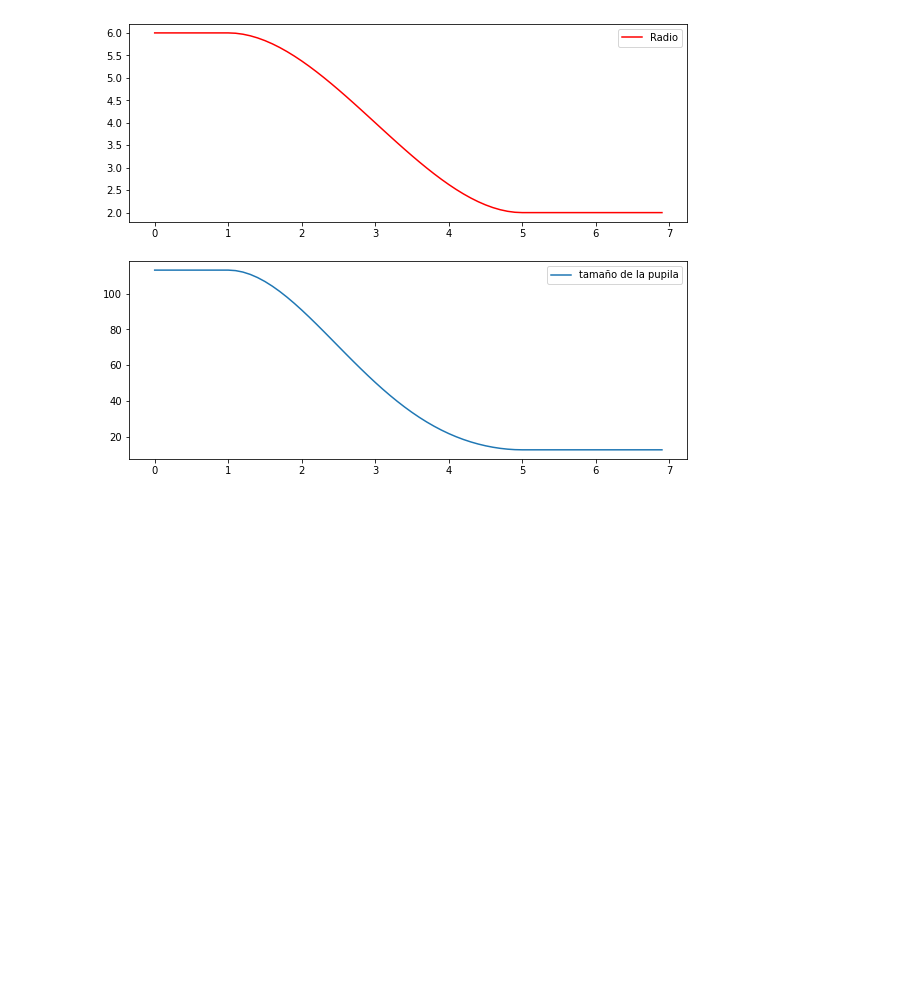
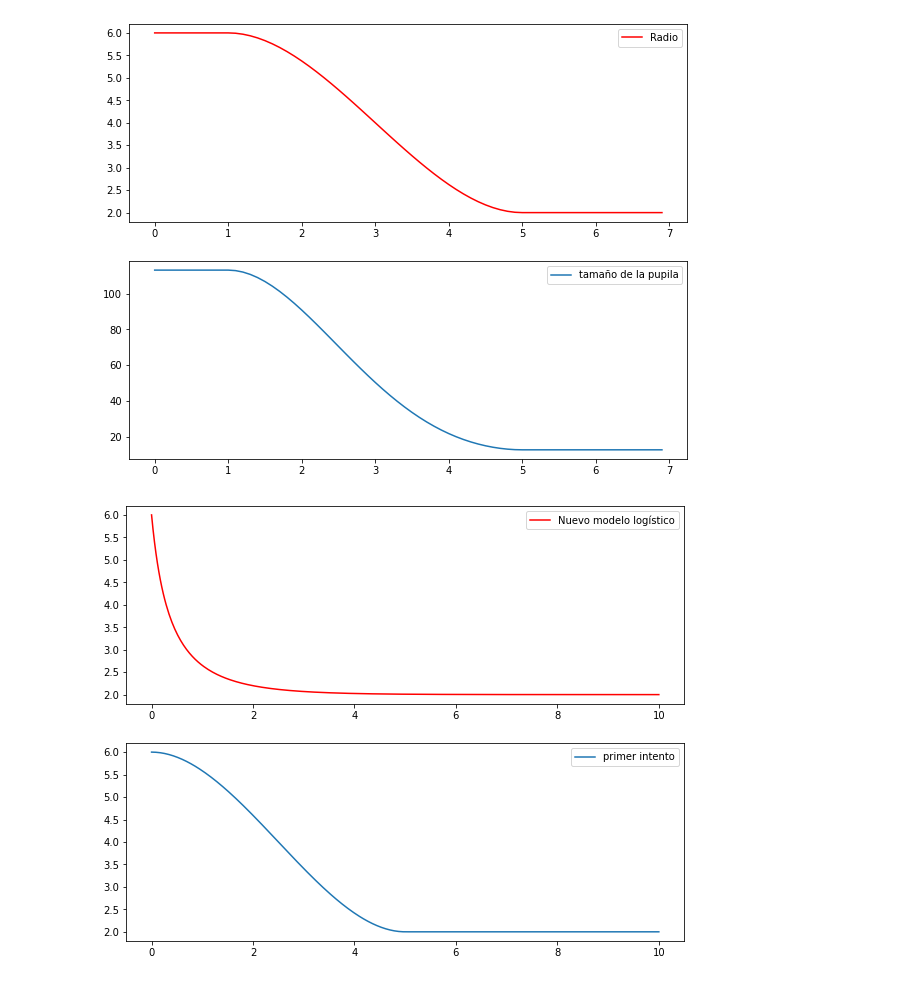
Before and after one commit to nostalgic-math-student/Pupil-Model, a Jupyter notebook: pupil1.ipynb, the cells around one changed output. Drawn from its saved outputs; the diff is of its cells as text; code cells hidden in the pictures; blank space fills up the shorter version.

```diff
--- a/pupil1.ipynb
+++ b/pupil1.ipynb
@@ -46,3 +46,42 @@ ax[1].legend(['tamaño de la pupila'])
 plt.show()
 # %% [output]
 [figure]
+# %%
+"""Actualización 1
+--  Cambio de metodo polinomial -> logístico
+
+Debido a la naturaleza de la opción anterior, donde un polinomio de grado 3 cuando tiende a valores pasando el punto (b,t) se vuelve inestable y por tanto debemos contenerlo haciendo la función constante,
+se plantea un cambio de enfoque a una ecuación logística, donde la capacidad de carga es el radio mínimo de la pupila (R). Esto nos beneficia pues nos da un enfoque más natural y conocido en el modelo, además de que
+ajustar mediante puntos clave (a,T) (b,t) genera una gráfica muy "forzada y holgada" en los puntos intermedios, en vez de tener un decrecimiento rápido como sucede con el experimento real.
+Para fines de ajuste consideramos el punto de máximo radio de la pupila cuando el valor de luz sea 0.
+"""
+#Ecuación logistica -- argumentos (x0 -> radio máximo a luminosidad minima, x -> arreglo de numeros , k -> ritmo de decrecimiento de pupila (1 por default) , R -> radio mínimo)
+#
+#
+def f(x0,x,k,R):
+    return (R*x0)/(x0 + (R - x0)*np.exp(-k*x))
+    a,b,t,T = 1,5,2,6
+
+T , k , R = 6 , 1 , 2
+
+fig,ax = plt.subplots(2,figsize=(10,8))
+X = np.linspace(0,10,350)
+B = f(T,X,k,R)
+
+a , b , T, t = 0 , 5, 6, 2
+
+F = pupil_poly(a,b,t,T)
+Y = pupil_size(a,b,t,T,F,X)
+#Condicion de valores limites
+for i in range(len(Y)):
+    if X[i] <= a:
+        Y[i] = T
+    if X[i] >= b:
+        Y[i] = t
+ax[0].plot(X,B, color = 'red')
+ax[0].legend(['Nuevo modelo logístico'])
+ax[1].plot(X,Y)
+ax[1].legend(['primer intento'])
+plt.show()
+# %% [output]
+[figure, added]
```
Also changed, not shown: parts of 2 cells of this notebook.
